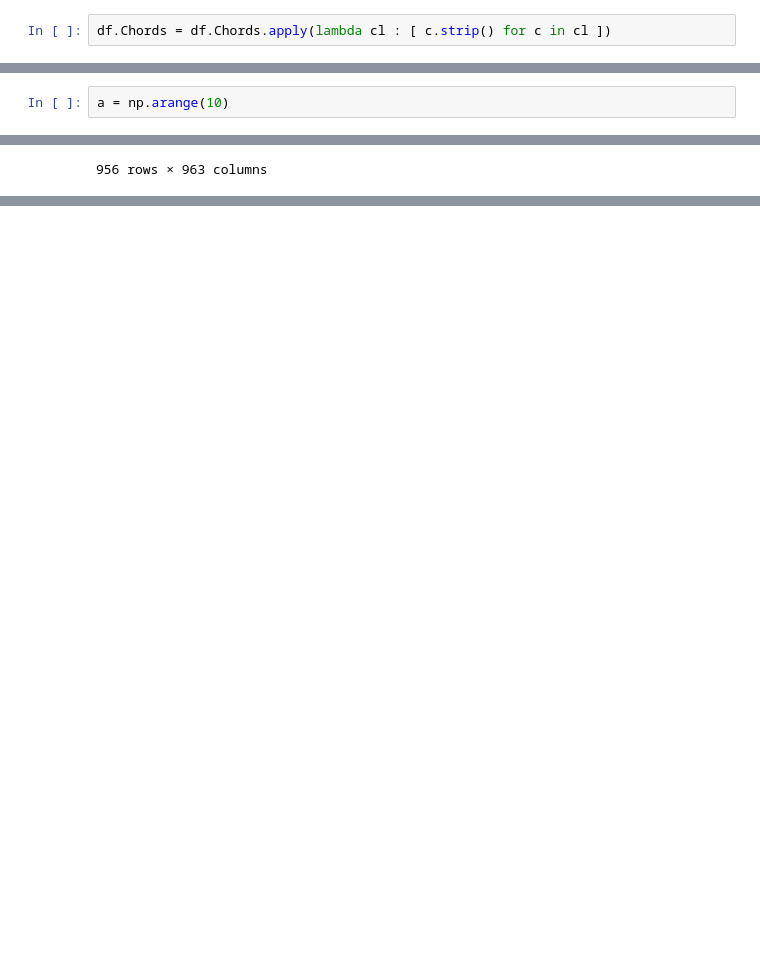
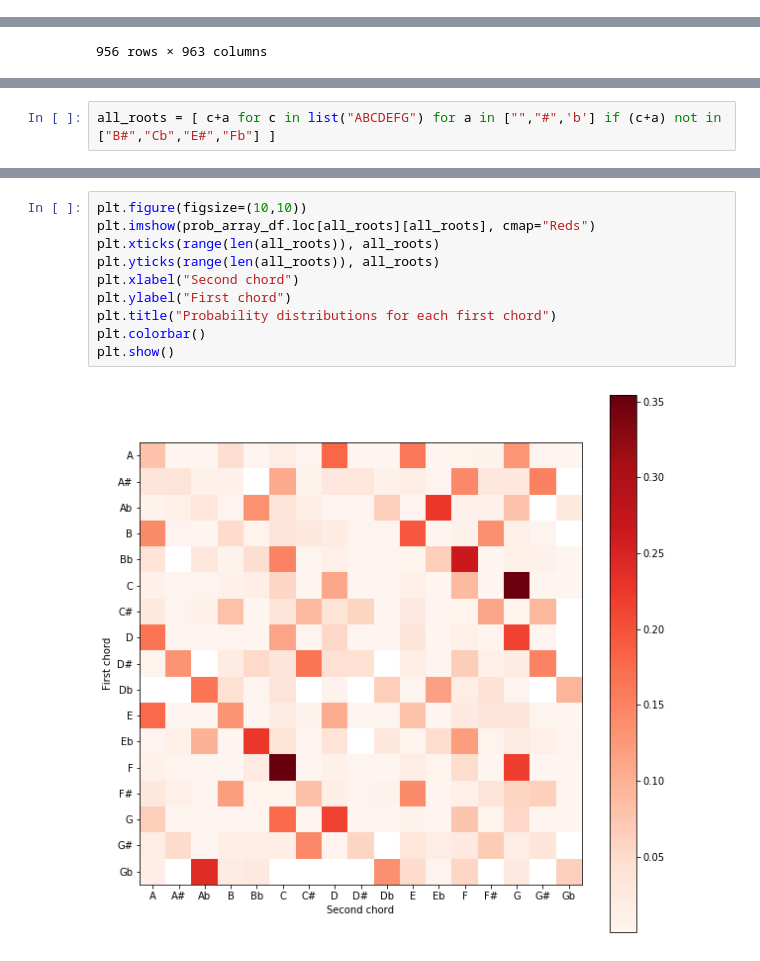
Before and after one commit to CSantiStSup/Digital_Musicology, a Jupyter notebook: chord_bigrams.ipynb, the cells around one changed output, grey strips where cells are left out. Saved outputs shown, nothing was run; the diff lists cells and outputs as text; blank space fills up the shorter version.

```diff
--- a/chord_bigrams.ipynb
+++ b/chord_bigrams.ipynb
@@ -28,5 +34,3 @@ df
 | 5198 | Worried Life Blues | The Animals | Blues | https://tabs.ultimate-guitar.com/... | 330 | [A, A6, A7, A6, D, Dm, A, A6, A7,... | oh lawd, lawdy lawd, it hurts me ... | [oh, lawd,, lawdy, lawd,, hurts, ... | {'don': 0.03139044284996968, 'car... | ... |
 | 5199 | Marry You | B.B. King | Blues | https://tabs.ultimate-guitar.com/... | 324 | [Em, Am, Bm, Em, Am, Bm, Am, Em, ... | it's the sugar so sweet kind i li... | [it's, sugar, sweet, kind, like, ... | {'you': 0.06995525042358931, 'lik... | ... |
 4707 rows × 15 columns
-# %%
-df.Chords = df.Chords.apply(lambda cl : [ c.strip() for c in cl ])
@@ -35,2 +36,0 @@ chords = df.Chords[0]
-# %%
-a = np.arange(10)
@@ -245,0 +248,2 @@ plt.show()
+# %%
+all_roots = [ c+a for c in list("ABCDEFG") for a in ["","#",'b'] if (c+a) not in ["B#","Cb","E#","Fb"] ]
@@ -245,0 +296,12 @@ plt.show()
+# %%
+plt.figure(figsize=(10,10))
+plt.imshow(prob_array_df.loc[all_roots][all_roots], cmap="Reds")
+plt.xticks(range(len(all_roots)), all_roots)
+plt.yticks(range(len(all_roots)), all_roots)
+plt.xlabel("Second chord")
+plt.ylabel("First chord")
+plt.title("Probability distributions for each first chord")
+plt.colorbar()
+plt.show()
+# %% [output]
+[figure, added]
```
Also changed, not shown: parts of 32 cells of this notebook, 1 other file.
